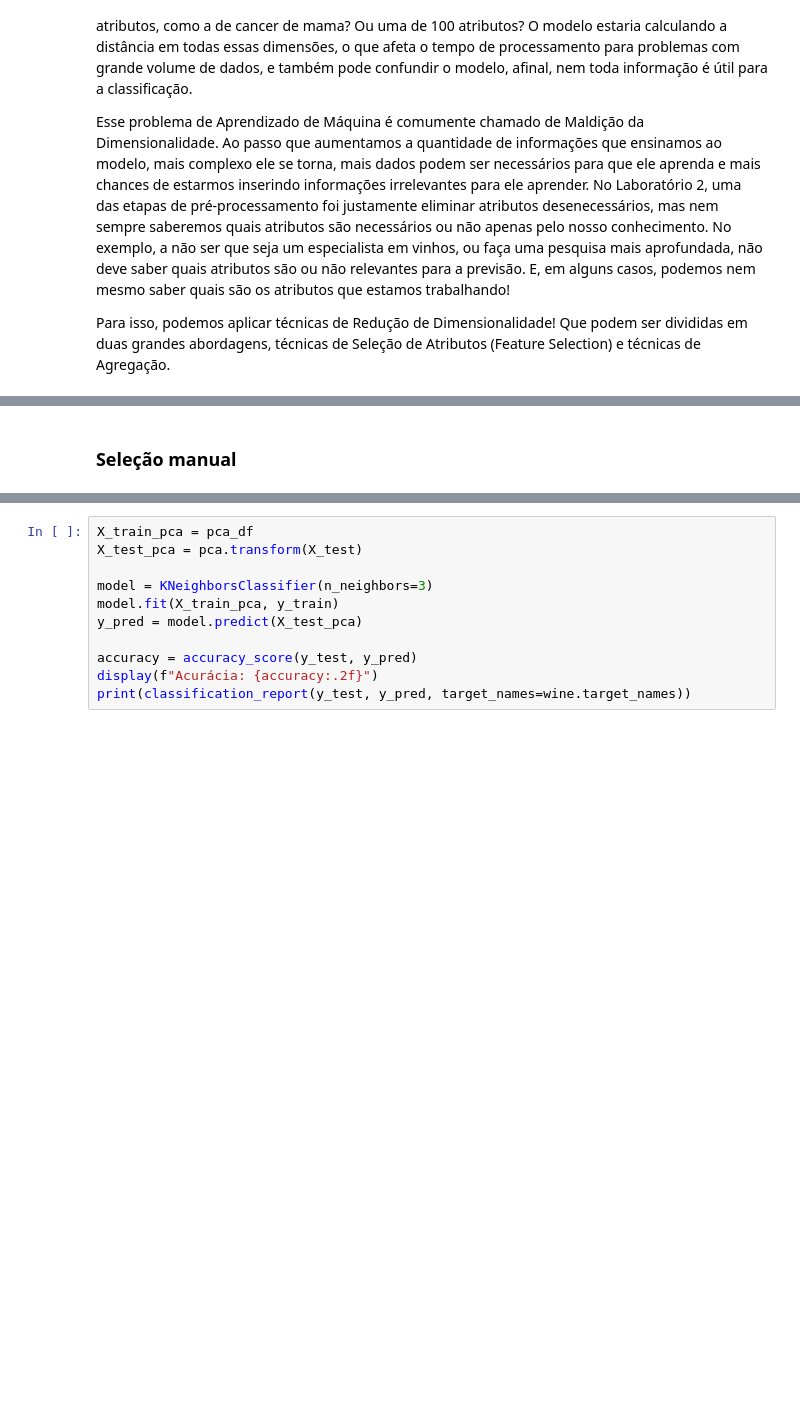
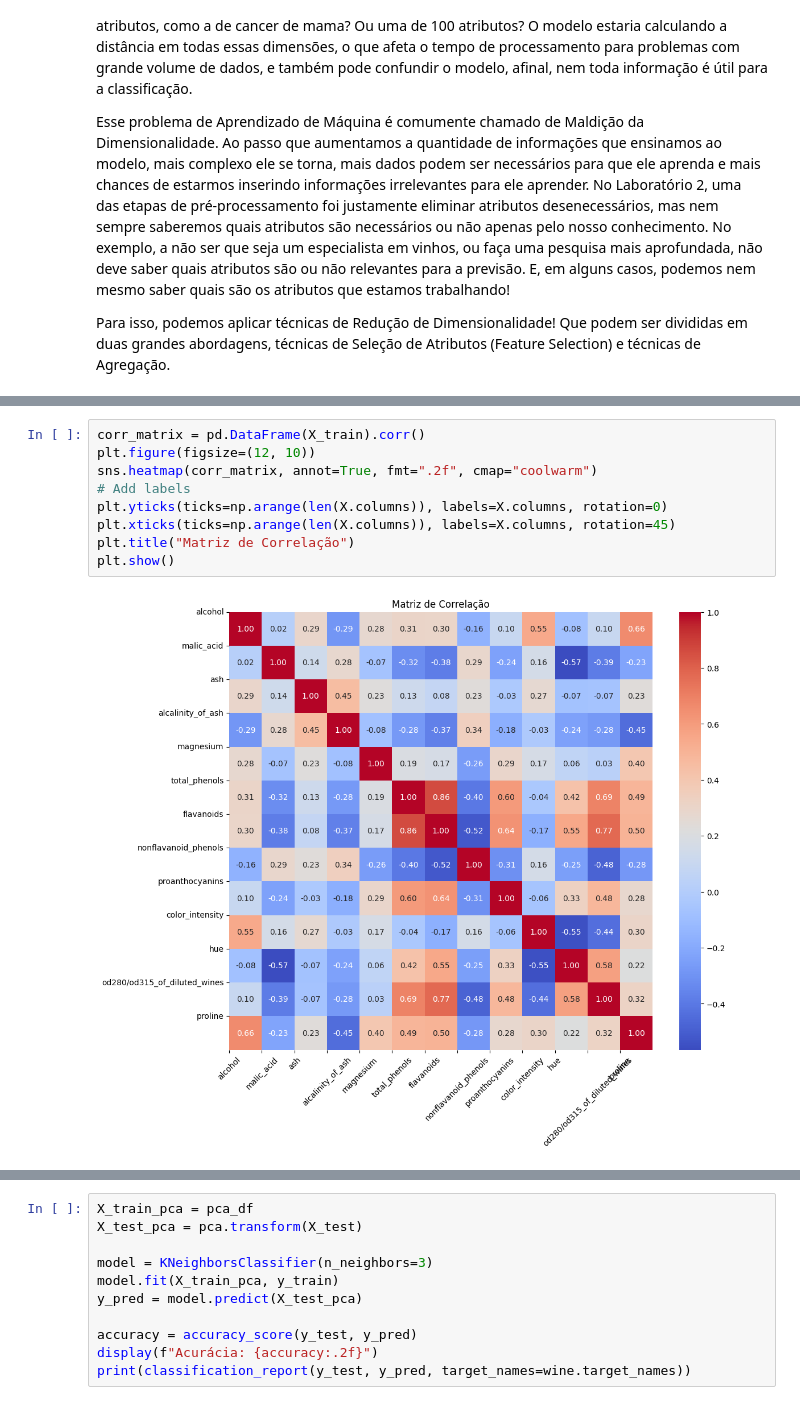
Before and after one commit to henriquemargotte/Aprendizado-de-Maquina-2025-2, a Jupyter notebook: Lab3/lab3.ipynb, the cells around one changed output, grey strips where cells are left out. Saved outputs shown, nothing was run; the diff lists cells and outputs as text; blank space fills up the shorter version.

```diff
--- a/Lab3/lab3.ipynb
+++ b/Lab3/lab3.ipynb
@@ -141,4 +144,13 @@ Para isso, podemos aplicar técnicas de Redução de Dimensionalidade! Que podem
-# %% [markdown]
-### Seleção manual
+# %%
+corr_matrix = pd.DataFrame(X_train).corr()
+plt.figure(figsize=(12, 10))
+sns.heatmap(corr_matrix, annot=True, fmt=".2f", cmap="coolwarm")
+# Add labels
+plt.yticks(ticks=np.arange(len(X.columns)), labels=X.columns, rotation=0)
+plt.xticks(ticks=np.arange(len(X.columns)), labels=X.columns, rotation=45)
+plt.title("Matriz de Correlação")
+plt.show()
+# %% [output]
+[figure, added]
 # %% [markdown]
 ### Baseada em Filtro
```
Also changed, not shown: parts of 20 cells of this notebook.
